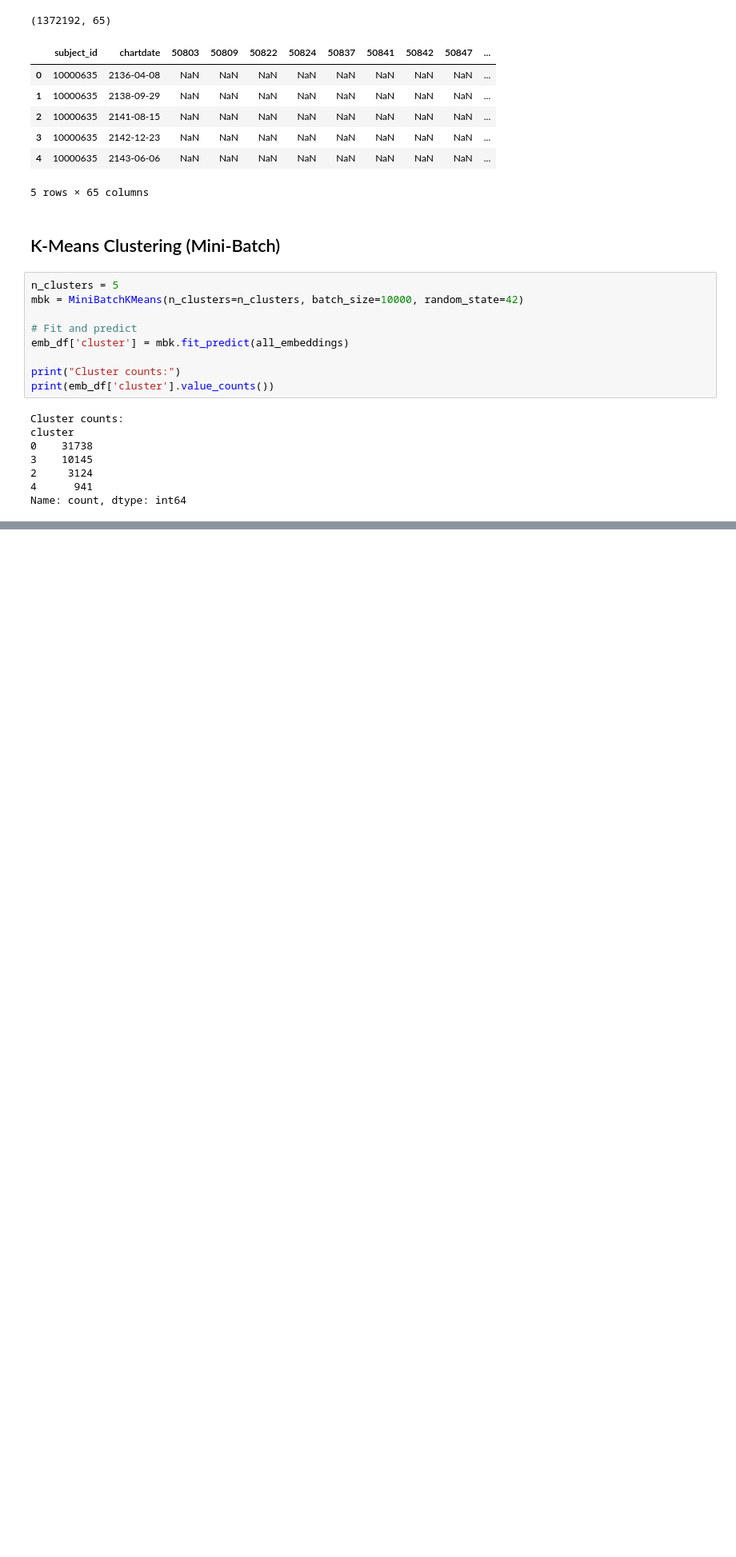
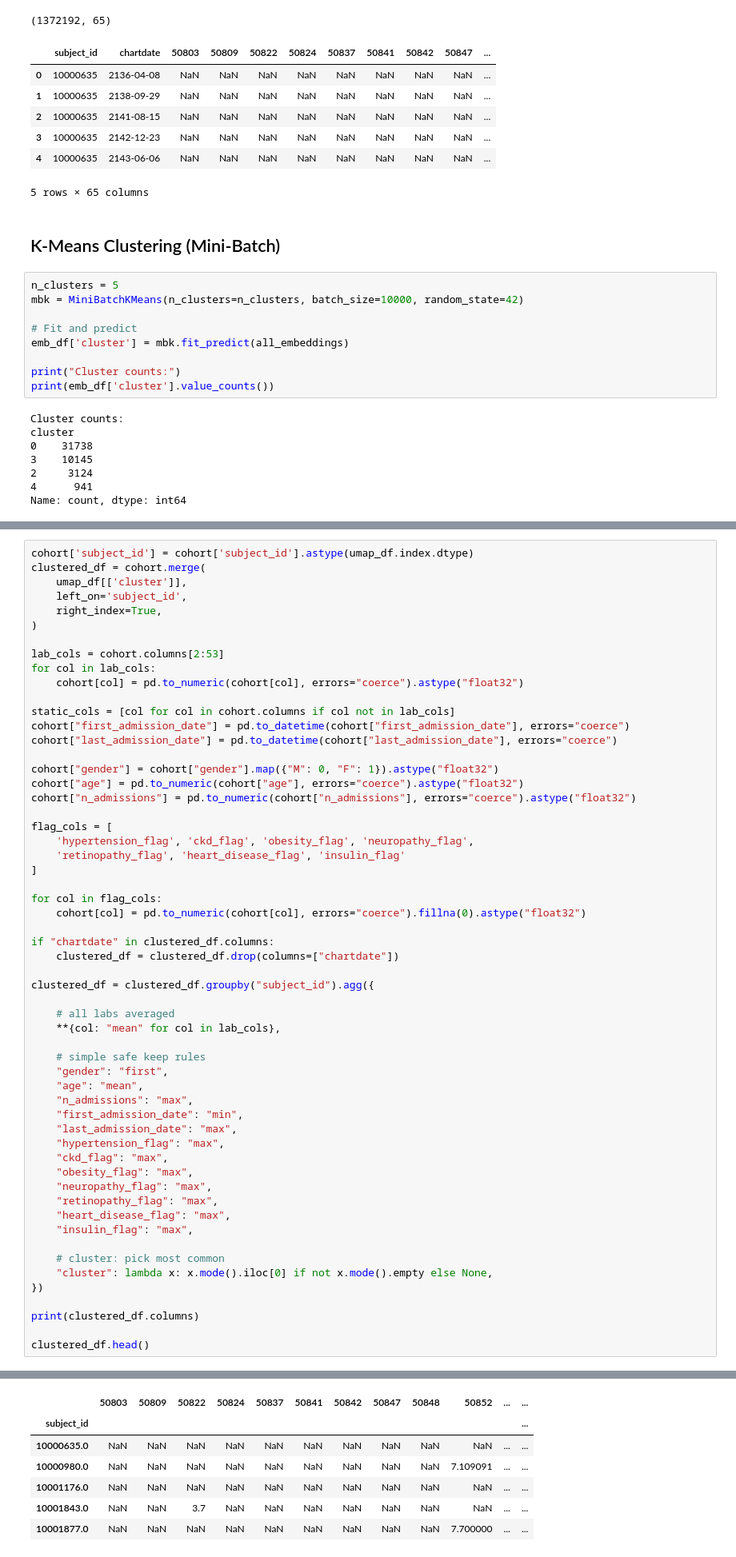
Before and after one commit to jamesvdinh/diabetes-prog-phenotyping, a Jupyter notebook: src/notebooks/04_clustering.ipynb, the cells around one changed output, grey strips where cells are left out. Shown at 80% size. Saved outputs shown, nothing was run; the diff lists cells and outputs as text; blank space fills up the shorter version.

```diff
--- a/src/notebooks/04_clustering.ipynb
+++ b/src/notebooks/04_clustering.ipynb
@@ -149,0 +178,58 @@ KeyboardInterrupt:
+# %%
+cohort['subject_id'] = cohort['subject_id'].astype(umap_df.index.dtype)
+clustered_df = cohort.merge(
+    umap_df[['cluster']],
+    left_on='subject_id',
+    right_index=True,
+)
+
+lab_cols = cohort.columns[2:53]
+for col in lab_cols:
+    cohort[col] = pd.to_numeric(cohort[col], errors="coerce").astype("float32")
+
+static_cols = [col for col in cohort.columns if col not in lab_cols]
+cohort["first_admission_date"] = pd.to_datetime(cohort["first_admission_date"], errors="coerce")
+cohort["last_admission_date"] = pd.to_datetime(cohort["last_admission_date"], errors="coerce")
+
+cohort["gender"] = cohort["gender"].map({"M": 0, "F": 1}).astype("float32")
+cohort["age"] = pd.to_numeric(cohort["age"], errors="coerce").astype("float32")
+cohort["n_admissions"] = pd.to_numeric(cohort["n_admissions"], errors="coerce").astype("float32")
+
+flag_cols = [
+    'hypertension_flag', 'ckd_flag', 'obesity_flag', 'neuropathy_flag',
+    'retinopathy_flag', 'heart_disease_flag', 'insulin_flag'
+]
+
+for col in flag_cols:
+    cohort[col] = pd.to_numeric(cohort[col], errors="coerce").fillna(0).astype("float32")
+
+if "chartdate" in clustered_df.columns:
+    clustered_df = clustered_df.drop(columns=["chartdate"])
+
+clustered_df = clustered_df.groupby("subject_id").agg({
+
+    # all labs averaged
+    **{col: "mean" for col in lab_cols},
+
+    # simple safe keep rules
+    "gender": "first",
+    "age": "mean",
+    "n_admissions": "max",
+    "first_admission_date": "min",
+    "last_admission_date": "max",
+    "hypertension_flag": "max",
+    "ckd_flag": "max",
+    "obesity_flag": "max",
+    "neuropathy_flag": "max",
+    "retinopathy_flag": "max",
+    "heart_disease_flag": "max",
+    "insulin_flag": "max",
+
+    # cluster: pick most common
+    "cluster": lambda x: x.mode().iloc[0] if not x.mode().empty else None,
+})
+
+print(clustered_df.columns)
+
+clustered_df.head()
+# %% [output]
@@ -149,0 +247,7 @@ KeyboardInterrupt:
+|  | 50803 | 50809 | 50822 | 50824 | 50837 | 50841 | 50842 | 50847 | 50848 | 50852 | ... | ... |
+| subject_id |  |  |  |  |  |  |  |  |  |  |  | ... |
+| 10000635.0 | NaN | NaN | NaN | NaN | NaN | NaN | NaN | NaN | NaN | NaN | ... | ... |
+| 10000980.0 | NaN | NaN | NaN | NaN | NaN | NaN | NaN | NaN | NaN | 7.109091 | ... | ... |
+| 10001176.0 | NaN | NaN | NaN | NaN | NaN | NaN | NaN | NaN | NaN | NaN | ... | ... |
+| 10001843.0 | NaN | NaN | 3.7 | NaN | NaN | NaN | NaN | NaN | NaN | NaN | ... | ... |
+| 10001877.0 | NaN | NaN | NaN | NaN | NaN | NaN | NaN | NaN | NaN | 7.700000 | ... | ... |
```
Also changed, not shown: parts of 11 cells of this notebook.
